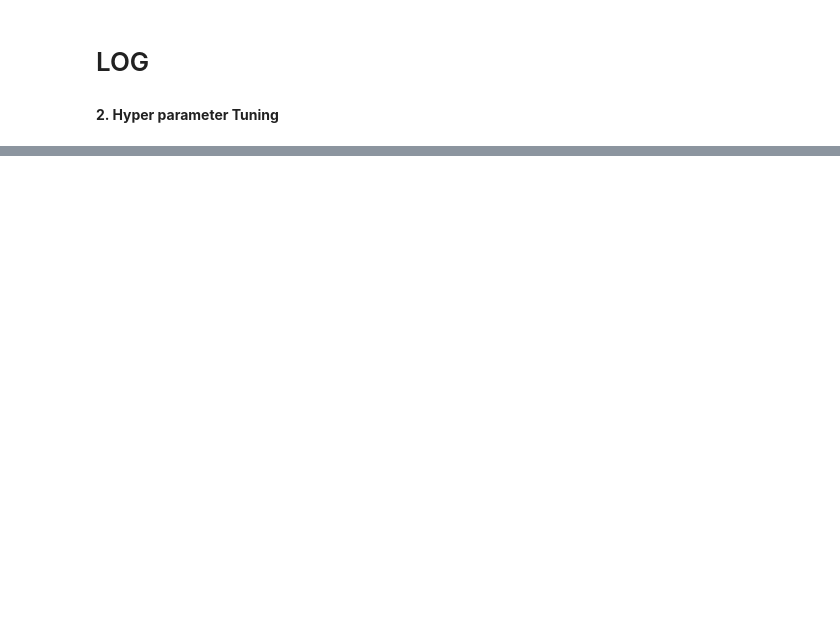
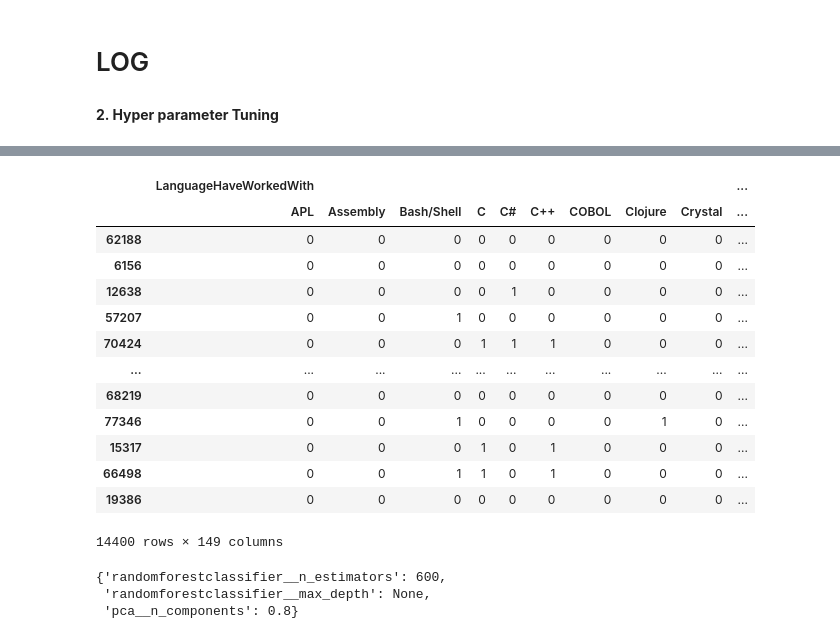
Before and after one commit to MohamedHmamouch/Job-recommendation-system, a Jupyter notebook: Notebook/Model_creation.ipynb, the cells around one changed output, grey strips where cells are left out. Cells and saved outputs as stored; diff of their text form; code cells hidden in the pictures; blank space fills up the shorter version.

```diff
--- a/Notebook/Model_creation.ipynb
+++ b/Notebook/Model_creation.ipynb
@@ -511,2 +568,23 @@ with mlflow.start_run(experiment_id=exp.experiment_id,
+# %%
+X_train
+# %% [output]
+|  | LanguageHaveWorkedWith |  |  |  |  |  |  |  |  | ... |
+|  | APL | Assembly | Bash/Shell | C | C# | C++ | COBOL | Clojure | Crystal | ... |
+| 62188 | 0 | 0 | 0 | 0 | 0 | 0 | 0 | 0 | 0 | ... |
+| 6156 | 0 | 0 | 0 | 0 | 0 | 0 | 0 | 0 | 0 | ... |
+| 12638 | 0 | 0 | 0 | 0 | 1 | 0 | 0 | 0 | 0 | ... |
+| 57207 | 0 | 0 | 1 | 0 | 0 | 0 | 0 | 0 | 0 | ... |
+| 70424 | 0 | 0 | 0 | 1 | 1 | 1 | 0 | 0 | 0 | ... |
+| ... | ... | ... | ... | ... | ... | ... | ... | ... | ... | ... |
+| 68219 | 0 | 0 | 0 | 0 | 0 | 0 | 0 | 0 | 0 | ... |
+| 77346 | 0 | 0 | 1 | 0 | 0 | 0 | 0 | 1 | 0 | ... |
+| 15317 | 0 | 0 | 0 | 1 | 0 | 1 | 0 | 0 | 0 | ... |
+| 66498 | 0 | 0 | 1 | 1 | 0 | 1 | 0 | 0 | 0 | ... |
+| 19386 | 0 | 0 | 0 | 0 | 0 | 0 | 0 | 0 | 0 | ... |
+14400 rows × 149 columns
 # %%
-# hp_rf_pipe.best_params_
+hp_rf_pipe.best_params_
+# %% [output]
+{'randomforestclassifier__n_estimators': 600,
+ 'randomforestclassifier__max_depth': None,
+ 'pca__n_components': 0.8}
```
Also changed, not shown: parts of 9 cells of this notebook, 2 other files.
